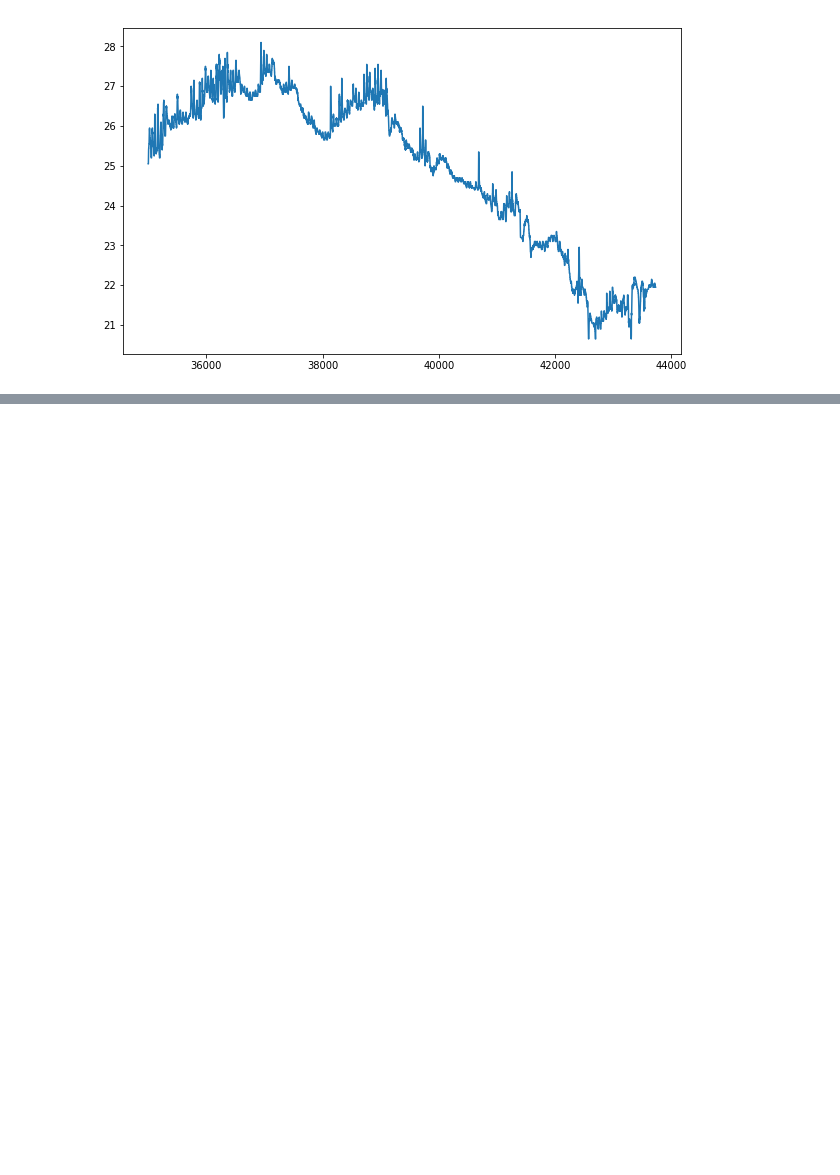
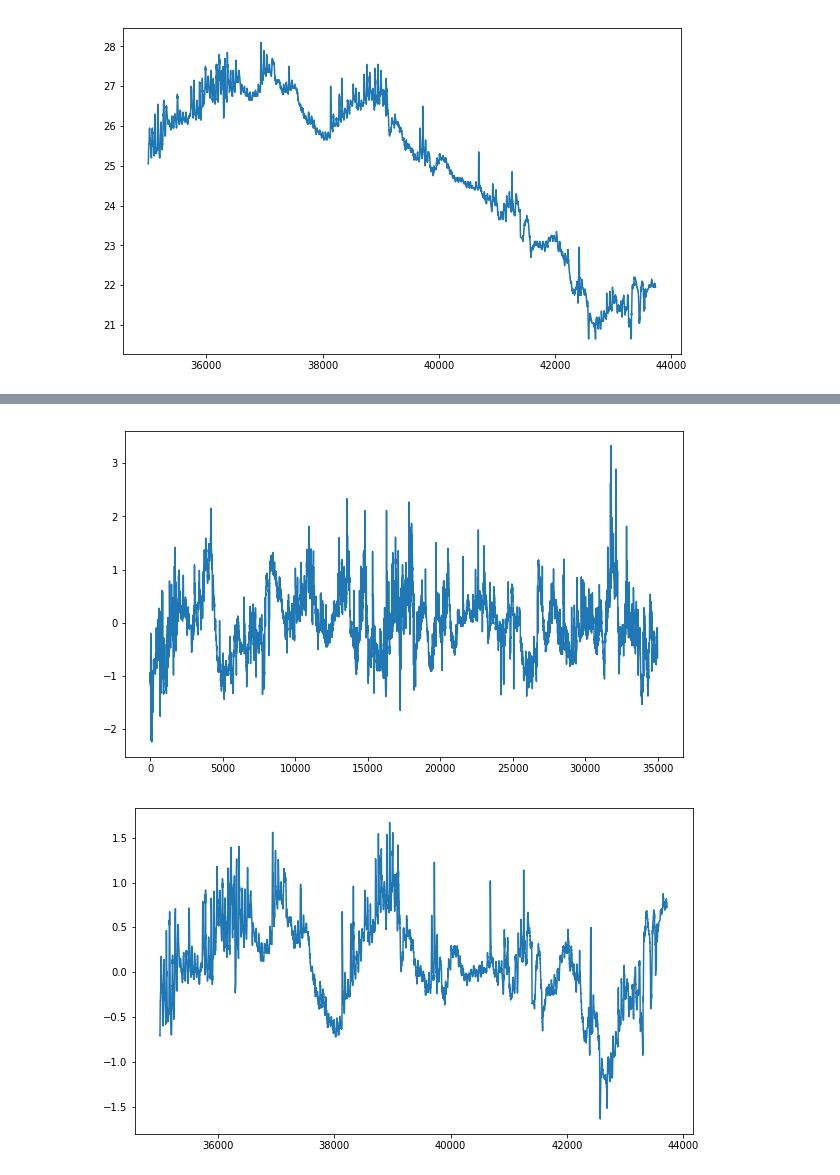
Before and after one commit to Clynie/My-Kaggle, a Jupyter notebook: Waves Measuring Buoys Data/Waves Measuring Buoys Data.ipynb, the cells around one changed output, grey strips where cells are left out. Cells and saved outputs as stored; diff of their text form; code cells hidden in the pictures; blank space fills up the shorter version.

```diff
--- a/Waves Measuring Buoys Data/Waves Measuring Buoys Data.ipynb
+++ b/Waves Measuring Buoys Data/Waves Measuring Buoys Data.ipynb
@@ -157,5 +166,19 @@ plt.figure()
 # %%
-plt.figure(figsize=(10,4))
-remove_ssn = sst - linf(np.arange(len(var)), paramsl[0], paramsl[1])
-         - func(np.arange(len(var)), params[0], params[1], params[2], params[3])
-plt.plot(remove_ssn, color='#FF69B4')
+
+remove_ssn = sst - linf(np.arange(len(var)), paramsl[0], paramsl[1]) \
+            - func(np.arange(len(var)), params[0], params[1], params[2], params[3])
+
+time_train = time[:split_time]
+x_train = remove_ssn[:split_time]
+time_valid = time[split_time:]
+x_valid = remove_ssn[split_time:]
+plt.figure(figsize=(10, 6))
+plt.plot(time_train, x_train)
+plt.show()
+
+plt.figure(figsize=(10, 6))
+plt.plot(time_valid, x_valid)
+plt.show()
+# %% [output]
+[figure, added]
+[figure, added]
```
Also changed, not shown: parts of 8 cells of this notebook.
